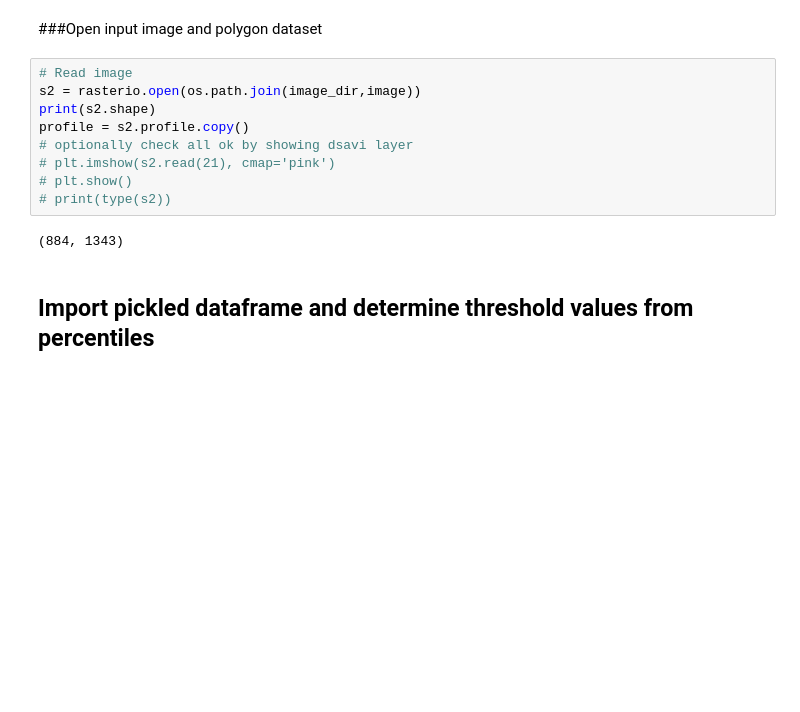
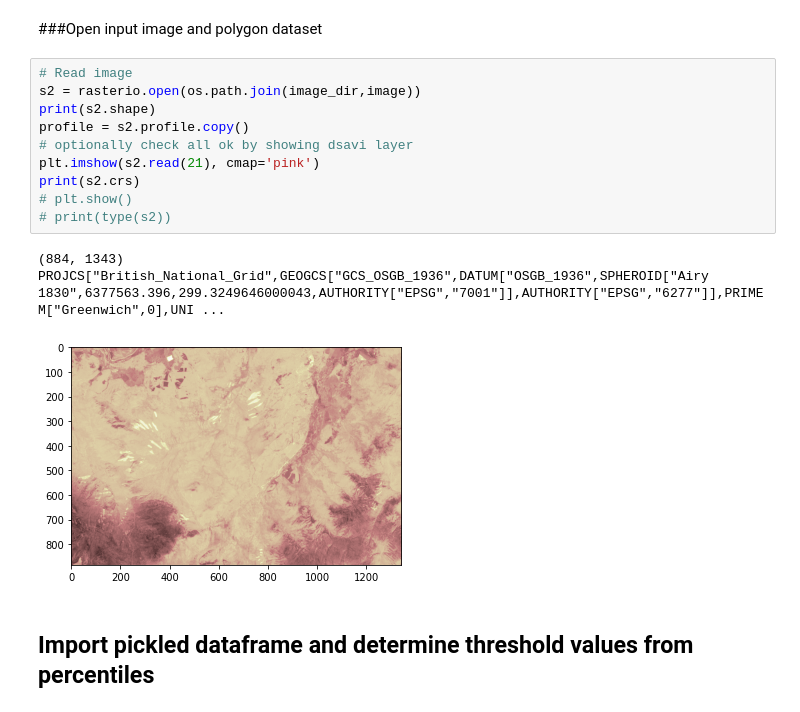
Before and after one commit to duncansnh/burn-mapping, a Jupyter notebook: CUU_burn_extent_image_thresholding.ipynb, the cells around one changed output. Saved outputs shown, nothing was run; the diff lists cells and outputs as text; blank space fills up the shorter version.

```diff
--- a/CUU_burn_extent_image_thresholding.ipynb
+++ b/CUU_burn_extent_image_thresholding.ipynb
@@ -82,14 +82,17 @@ outCorePoly = 'CUU_burn_cairngorms_core_burns.shp'
 # %%
 # Read image
 s2 = rasterio.open(os.path.join(image_dir,image))
 print(s2.shape)
 profile = s2.profile.copy()
 # optionally check all ok by showing dsavi layer
-# plt.imshow(s2.read(21), cmap='pink')
+plt.imshow(s2.read(21), cmap='pink')
+print(s2.crs)
 # plt.show()
 # print(type(s2))
 # %% [output]
 (884, 1343)
+PROJCS["British_National_Grid",GEOGCS["GCS_OSGB_1936",DATUM["OSGB_1936",SPHEROID["Airy 1830",6377563.396,299.3249646000043,AUTHORITY["EPSG","7001"]],AUTHORITY["EPSG","6277"]],PRIMEM["Greenwich",0],UNI ...
+[figure, added]
 # %% [markdown]
 ## Import pickled dataframe and determine threshold values from percentiles
 # %%
```
Also changed, not shown: parts of 2 cells of this notebook.
